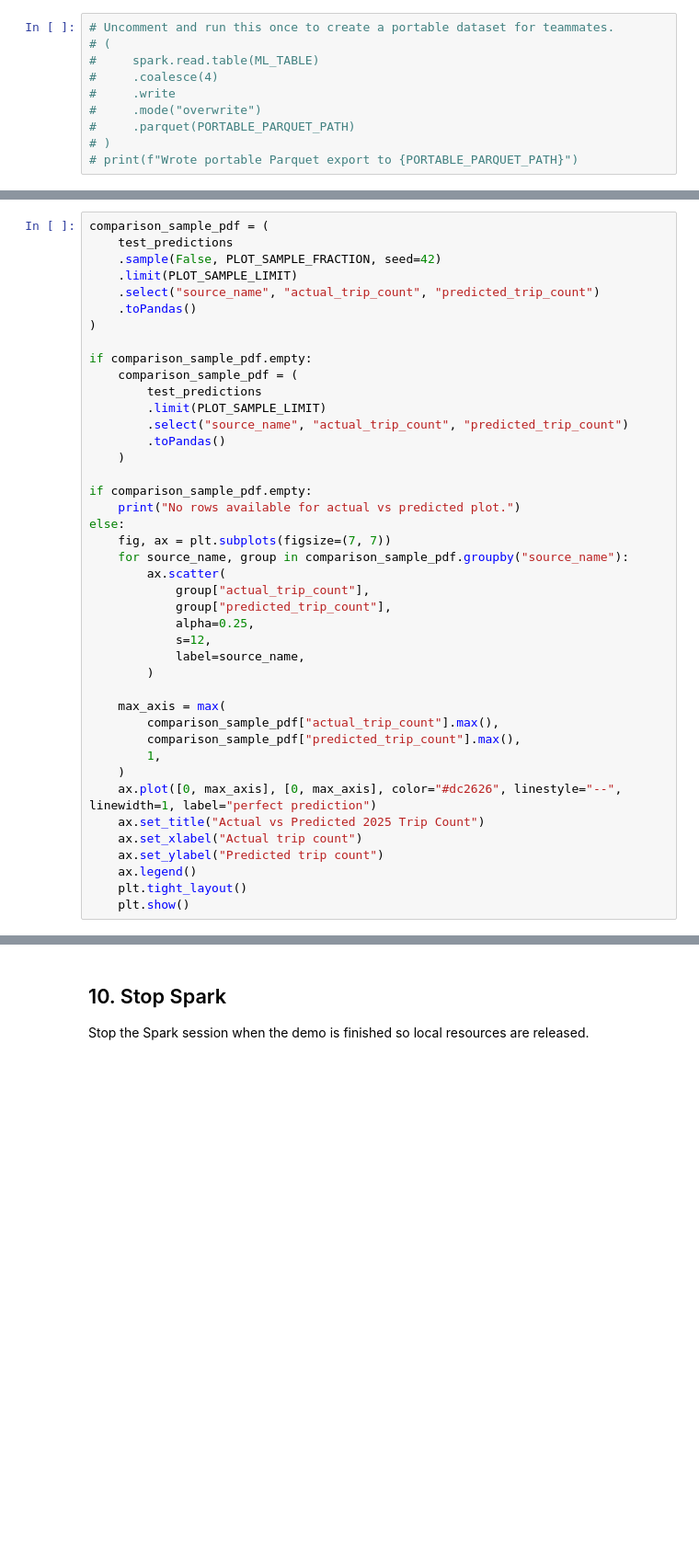
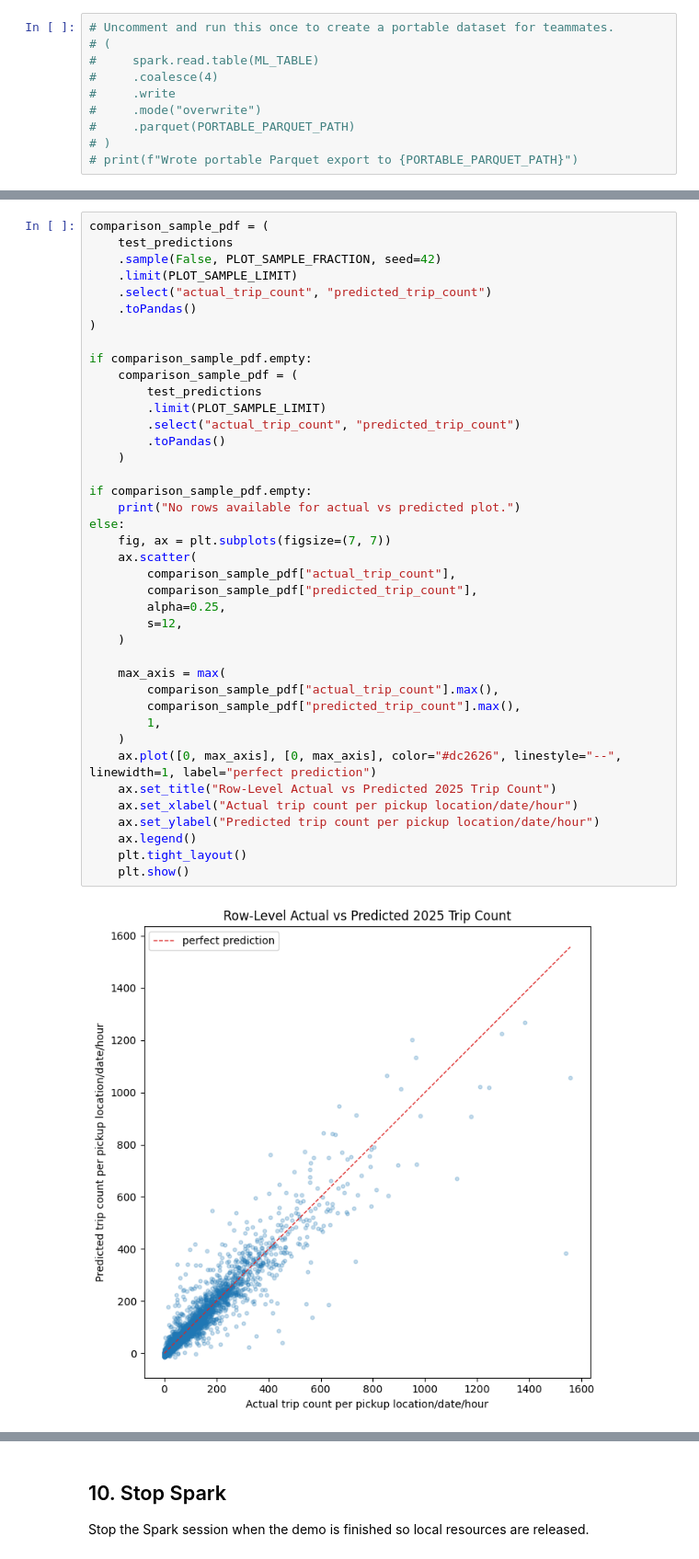
Before and after one commit to jimhe-sjsu/Data228GroupProject, a Jupyter notebook: notebooks/taxi_demand_mllib_demo.ipynb, the cells around one changed output, grey strips where cells are left out. Shown at 92% size. Drawn from its saved outputs; the diff is of its cells as text; blank space fills up the shorter version.

```diff
--- a/notebooks/taxi_demand_mllib_demo.ipynb
+++ b/notebooks/taxi_demand_mllib_demo.ipynb
@@ -667,45 +1205,45 @@ largest_errors.show(10, truncate=False)
 # %%
 comparison_sample_pdf = (
     test_predictions
     .sample(False, PLOT_SAMPLE_FRACTION, seed=42)
     .limit(PLOT_SAMPLE_LIMIT)
-    .select("source_name", "actual_trip_count", "predicted_trip_count")
+    .select("actual_trip_count", "predicted_trip_count")
     .toPandas()
 )
 
 if comparison_sample_pdf.empty:
     comparison_sample_pdf = (
         test_predictions
         .limit(PLOT_SAMPLE_LIMIT)
-        .select("source_name", "actual_trip_count", "predicted_trip_count")
+        .select("actual_trip_count", "predicted_trip_count")
         .toPandas()
     )
 
 if comparison_sample_pdf.empty:
     print("No rows available for actual vs predicted plot.")
 else:
     fig, ax = plt.subplots(figsize=(7, 7))
-    for source_name, group in comparison_sample_pdf.groupby("source_name"):
-        ax.scatter(
-            group["actual_trip_count"],
-            group["predicted_trip_count"],
-            alpha=0.25,
-            s=12,
-            label=source_name,
-        )
+    ax.scatter(
+        comparison_sample_pdf["actual_trip_count"],
+        comparison_sample_pdf["predicted_trip_count"],
+        alpha=0.25,
+        s=12,
+    )
 
     max_axis = max(
         comparison_sample_pdf["actual_trip_count"].max(),
         comparison_sample_pdf["predicted_trip_count"].max(),
         1,
     )
     ax.plot([0, max_axis], [0, max_axis], color="#dc2626", linestyle="--", linewidth=1, label="perfect prediction")
-    ax.set_title("Actual vs Predicted 2025 Trip Count")
-    ax.set_xlabel("Actual trip count")
-    ax.set_ylabel("Predicted trip count")
+    ax.set_title("Row-Level Actual vs Predicted 2025 Trip Count")
+    ax.set_xlabel("Actual trip count per pickup location/date/hour")
+    ax.set_ylabel("Predicted trip count per pickup location/date/hour")
     ax.legend()
     plt.tight_layout()
     plt.show()
+# %% [output]
+[figure, added]
 # %%
 hourly_comparison_pdf = (
     test_predictions
```
Also changed, not shown: parts of 36 cells of this notebook, 4 other files.
